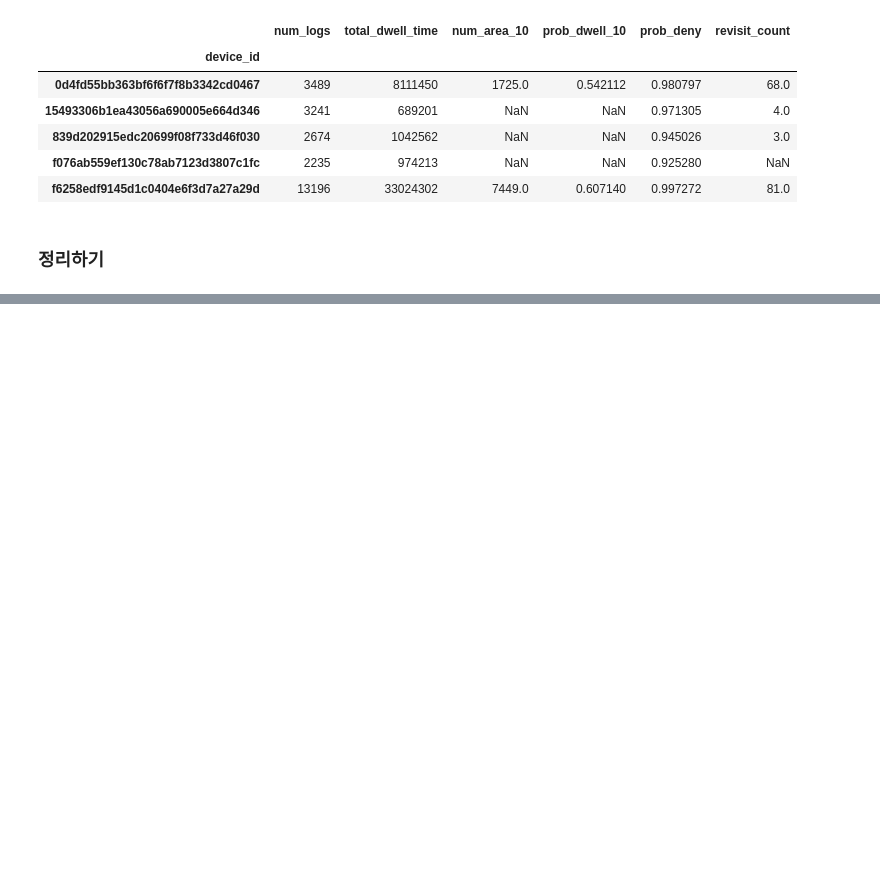
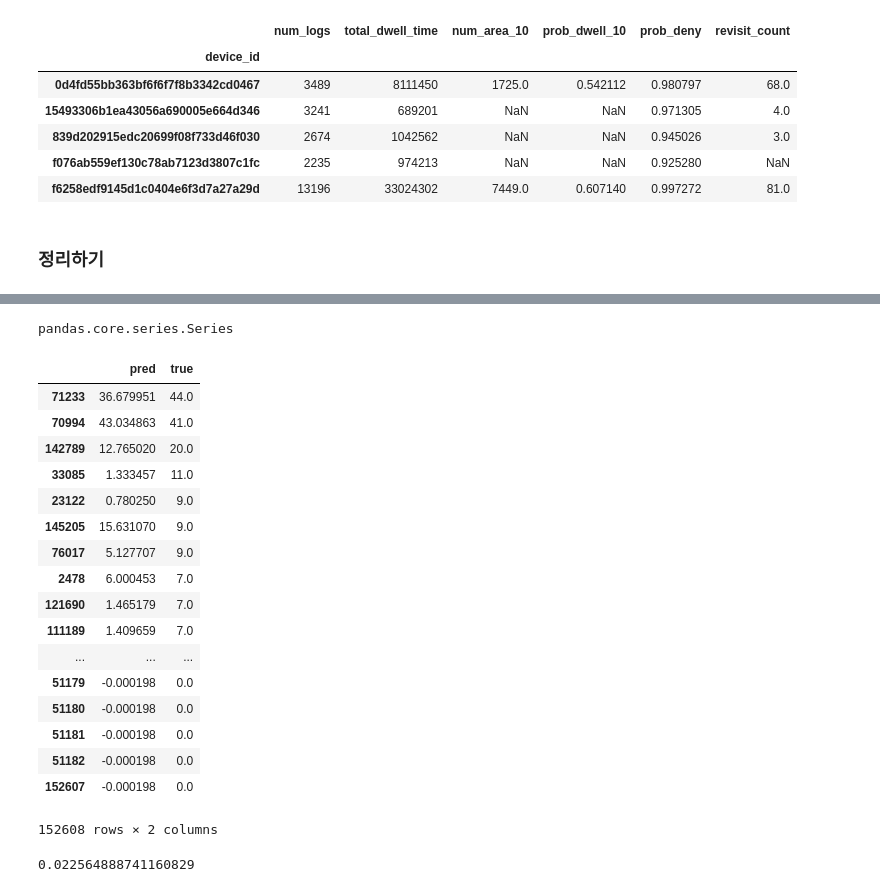
Before and after one commit to Yoo-Ju/MSRA_proposal_wifi_log, a Jupyter notebook: notebook/Supervised_model(basic_features).ipynb, the cells around one changed output, grey strips where cells are left out. Drawn from its saved outputs; the diff is of its cells as text; code cells hidden in the pictures; blank space fills up the shorter version.

```diff
--- a/notebook/Supervised_model(basic_features).ipynb
+++ b/notebook/Supervised_model(basic_features).ipynb
@@ -264,0 +568,10 @@ df_toy2 = df_generator(df_toy, f1, f2, f3, f4, f5, label_toy)
+# %%
+df2 = df2.fillna(0)
+df2 = df2.reindex(np.random.permutation(df2.index))
+# %%
+idx = int(len(df2.index)*9/10)
+train = df2[:idx]
+test = df2[idx:]
+features = ['num_logs', 'total_dwell_time', 'num_sp_100', 'prob_dwell_10',
+	   'prob_deny', 'time_sp_100', 'std_sp_100']
+target = 'revisit_count'
@@ -264,0 +632,2 @@ df_toy2 = df_generator(df_toy, f1, f2, f3, f4, f5, label_toy)
+# %%
+test_prediction, score = run_xgb(train, test, features, target)
@@ -264,0 +658,35 @@ df_toy2 = df_generator(df_toy, f1, f2, f3, f4, f5, label_toy)
+# %%
+tp = pd.DataFrame(test_prediction)
+# %%
+type(test['revisit_count'])
+# %% [output]
+pandas.core.series.Series
+# %%
+compare = pd.concat([tp, test.reset_index()['revisit_count']], axis=1, ignore_index=True)
+
+compare = compare.rename(columns={0: 'pred', 1: 'true'})
+
+compare.sort(['true'], ascending=False)
+# %% [output]
+|  | pred | true |
+| 71233 | 36.679951 | 44.0 |
+| 70994 | 43.034863 | 41.0 |
+| 142789 | 12.765020 | 20.0 |
+| 33085 | 1.333457 | 11.0 |
+| 23122 | 0.780250 | 9.0 |
+| 145205 | 15.631070 | 9.0 |
+| 76017 | 5.127707 | 9.0 |
+| 2478 | 6.000453 | 7.0 |
+| 121690 | 1.465179 | 7.0 |
+| 111189 | 1.409659 | 7.0 |
+| ... | ... | ... |
+| 51179 | -0.000198 | 0.0 |
+| 51180 | -0.000198 | 0.0 |
+| 51181 | -0.000198 | 0.0 |
+| 51182 | -0.000198 | 0.0 |
+| 152607 | -0.000198 | 0.0 |
+152608 rows × 2 columns
+# %%
+score
+# %% [output]
+0.022564888741160829
```
Also changed, not shown: parts of 57 cells of this notebook, 8 other files.
